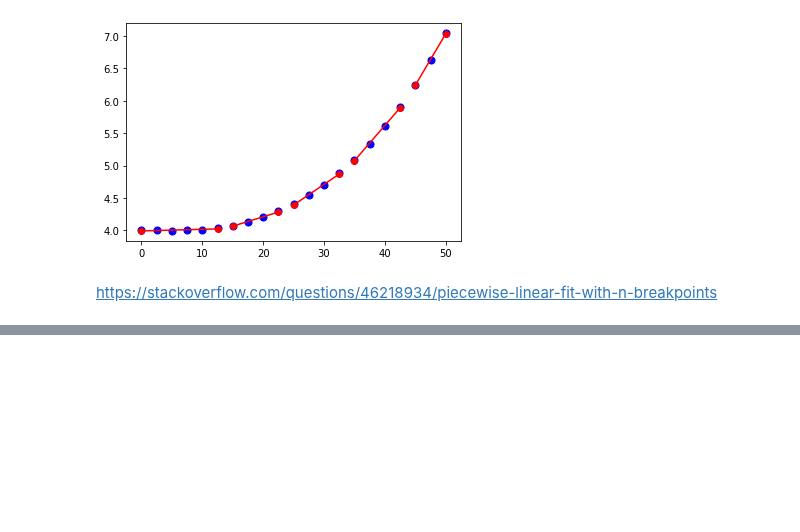
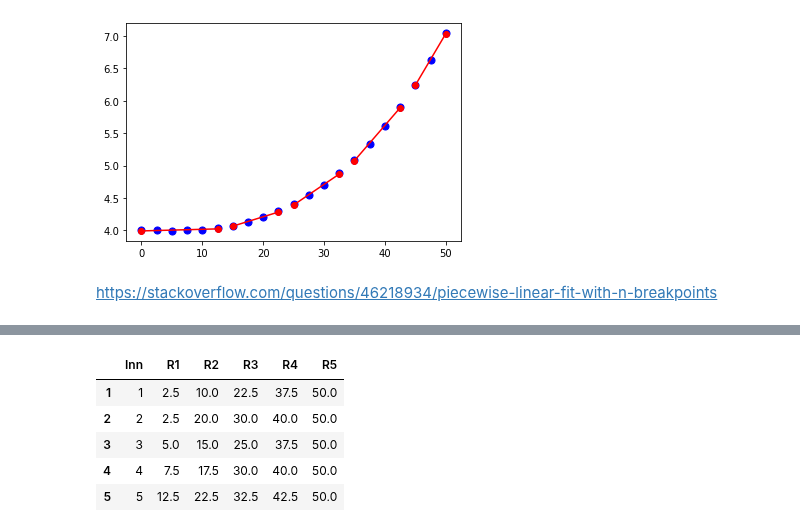
Before and after one commit to vyom-thakker/RoadmapsIAM, a Jupyter notebook: peicewise-approximator.ipynb, the cells around one changed output, grey strips where cells are left out. Drawn from its saved outputs; the diff is of its cells as text; code cells hidden in the pictures; blank space fills up the shorter version.

```diff
--- a/peicewise-approximator.ipynb
+++ b/peicewise-approximator.ipynb
@@ -275,0 +303,9 @@ inn_reg
+# %%
+inn_xrang
+# %% [output]
+|  | Inn | R1 | R2 | R3 | R4 | R5 |
+| 1 | 1 | 2.5 | 10.0 | 22.5 | 37.5 | 50.0 |
+| 2 | 2 | 2.5 | 20.0 | 30.0 | 40.0 | 50.0 |
+| 3 | 3 | 5.0 | 15.0 | 25.0 | 37.5 | 50.0 |
+| 4 | 4 | 7.5 | 17.5 | 30.0 | 40.0 | 50.0 |
+| 5 | 5 | 12.5 | 22.5 | 32.5 | 42.5 | 50.0 |
```
Also changed, not shown: parts of 9 cells of this notebook, 4 other files.
